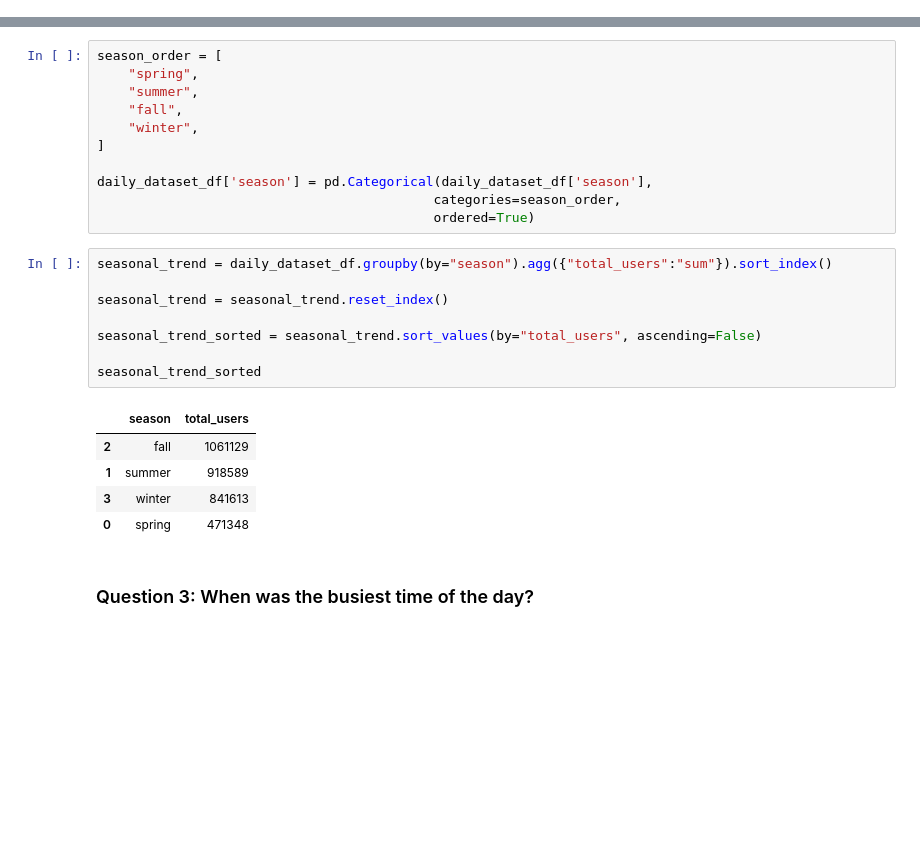
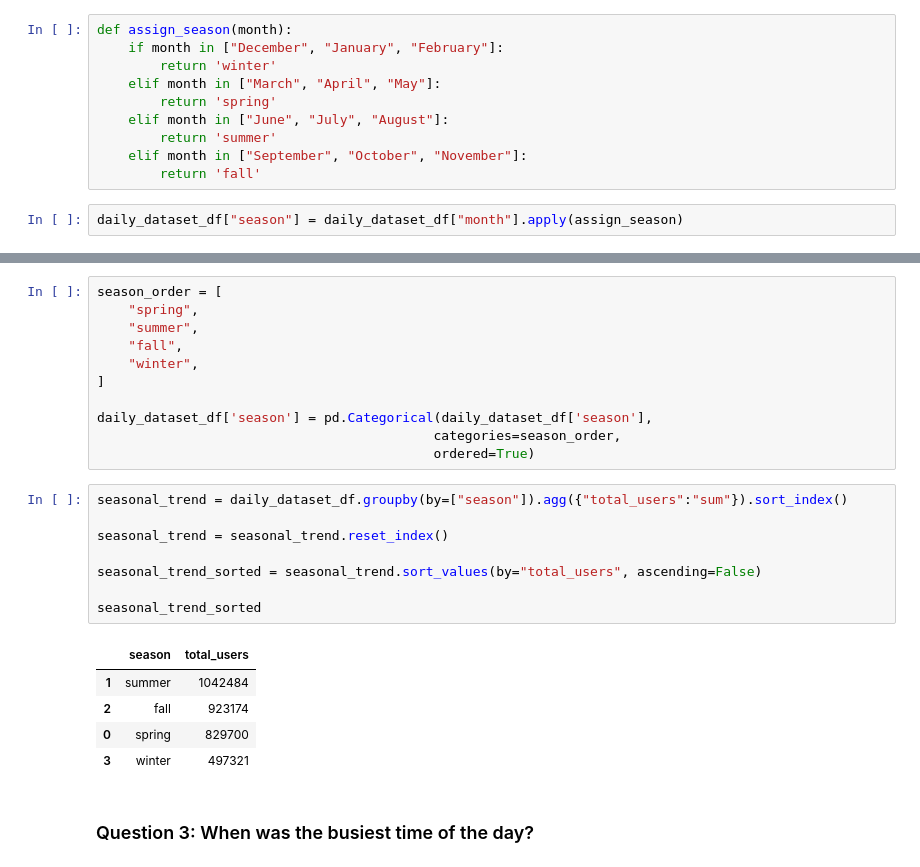
Before and after one commit to Sulbae/Bike-Sharing-Practice, a Jupyter notebook: notebook.ipynb, the cells around one changed output, grey strips where cells are left out. Saved outputs shown, nothing was run; the diff lists cells and outputs as text; blank space fills up the shorter version.

```diff
--- a/notebook.ipynb
+++ b/notebook.ipynb
@@ -445,0 +469,12 @@ monthly_trend
+# %%
+def assign_season(month):
+    if month in ["December", "January", "February"]:
+        return 'winter'
+    elif month in ["March", "April", "May"]:
+        return 'spring'
+    elif month in ["June", "July", "August"]:
+        return 'summer'
+    elif month in ["September", "October", "November"]:
+        return 'fall'
+# %%
+daily_dataset_df["season"] = daily_dataset_df["month"].apply(assign_season)
@@ -455,19 +513,19 @@ daily_dataset_df['season'] = pd.Categorical(daily_dataset_df['season'],
                                            categories=season_order,
                                            ordered=True)
 # %%
-seasonal_trend = daily_dataset_df.groupby(by="season").agg({"total_users":"sum"}).sort_index()
+seasonal_trend = daily_dataset_df.groupby(by=["season"]).agg({"total_users":"sum"}).sort_index()
 
 seasonal_trend = seasonal_trend.reset_index()
 
 seasonal_trend_sorted = seasonal_trend.sort_values(by="total_users", ascending=False)
 
 seasonal_trend_sorted
 # %% [output]
 |  | season | total_users |
-| 2 | fall | 1061129 |
-| 1 | summer | 918589 |
-| 3 | winter | 841613 |
-| 0 | spring | 471348 |
+| 1 | summer | 1042484 |
+| 2 | fall | 923174 |
+| 0 | spring | 829700 |
+| 3 | winter | 497321 |
 # %% [markdown]
 ### Question 3: When was the busiest time of the day?
 # %%
```
Also changed, not shown: parts of 11 cells of this notebook.
